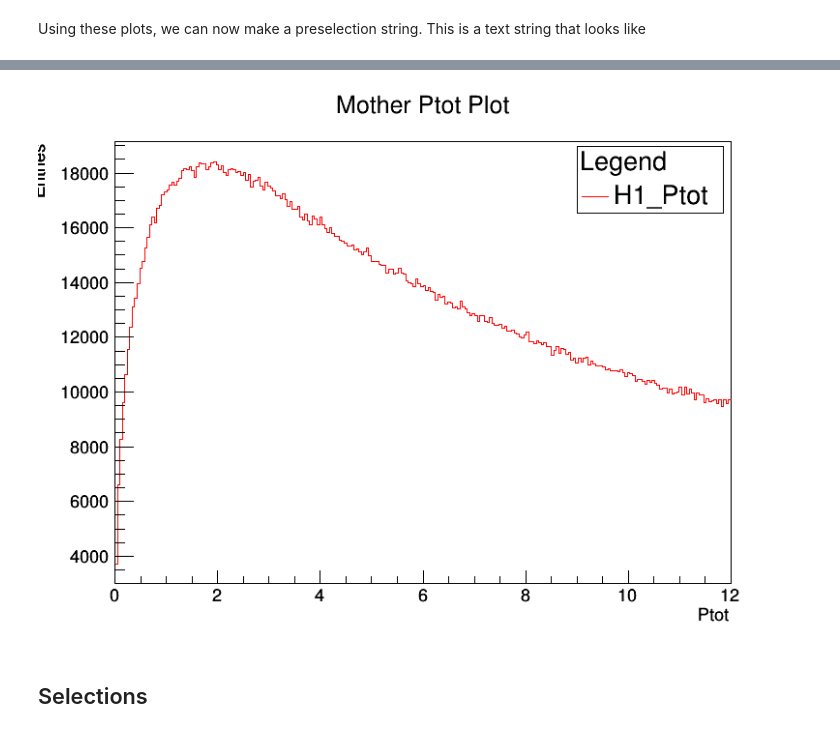
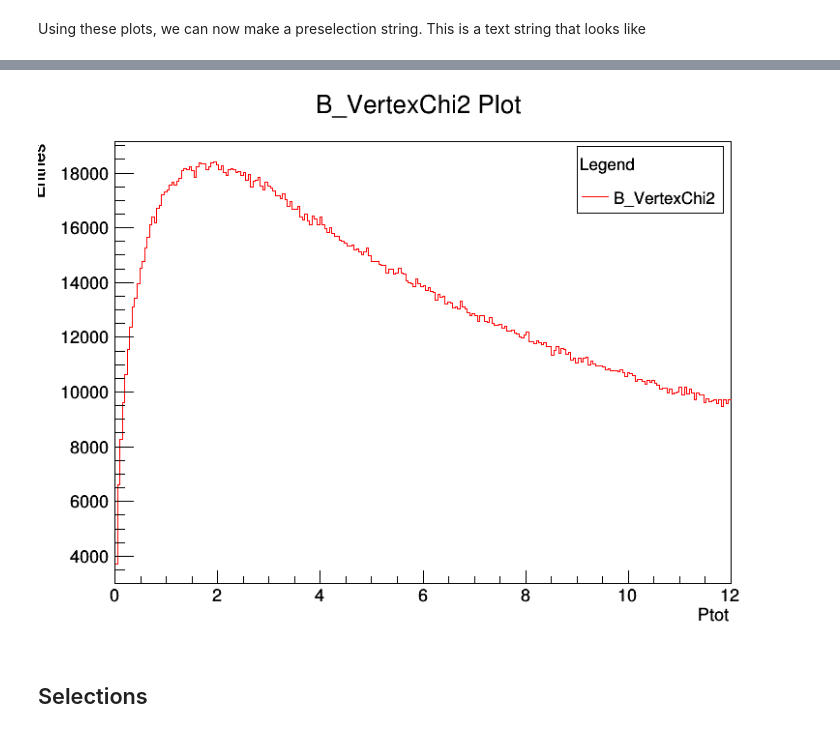
Before and after one commit to Jonastjep/Big_Data_Physics_PRA3024, a Jupyter notebook: Week2_LHCb/LHCb_2021.ipynb, the cells around one changed output, grey strips where cells are left out. Saved outputs shown, nothing was run; the diff lists cells and outputs as text; code cells hidden in the pictures.

```diff
--- a/Week2_LHCb/LHCb_2021.ipynb
+++ b/Week2_LHCb/LHCb_2021.ipynb
@@ -495,7 +497,7 @@ h1 = ROOT.gDirectory.Get("h1")
 
 varname = "Ptot"
 
-h1.SetTitle("Mother " + varname + " Plot")
+h1.SetTitle("B_VertexChi2 Plot")
 h1.GetXaxis().SetTitle(varname)
 h1.GetYaxis().SetTitle("Entries")
 h1.SetLineColor(2) # red
@@ -505,7 +507,7 @@ h1.Draw()
 
 leg = ROOT.TLegend(0.11 + 0.59, 0.77, 0.3 + 0.59, 0.89)
 leg.SetHeader("Legend")
-leg.AddEntry(h1, "H1_Ptot", "l")
+leg.AddEntry(h1, "B_VertexChi2", "l")
 leg.Draw("same")
 
 c.Draw()
@@ -514,4 +515,4 @@ Warning in <TCanvas::Constructor>: Deleting canvas with same name: c
-[figure, old version]
+[figure, new version]
 # %% [markdown]
 ## Selections
 # %%
```
Also changed, not shown: parts of 26 cells of this notebook.
